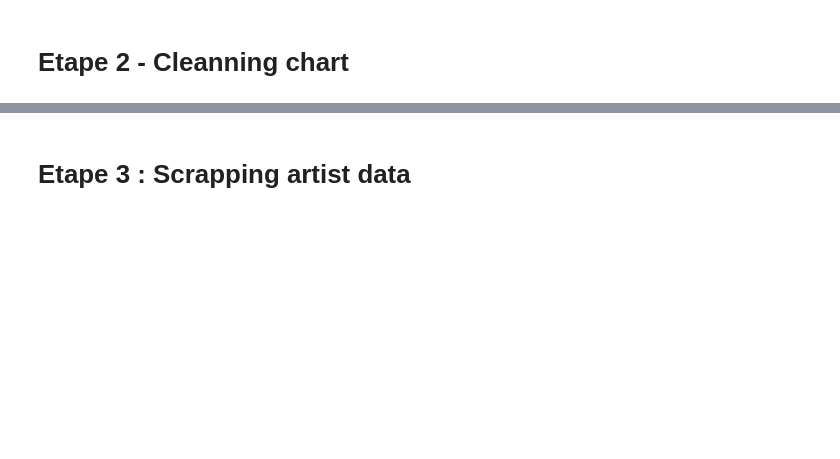
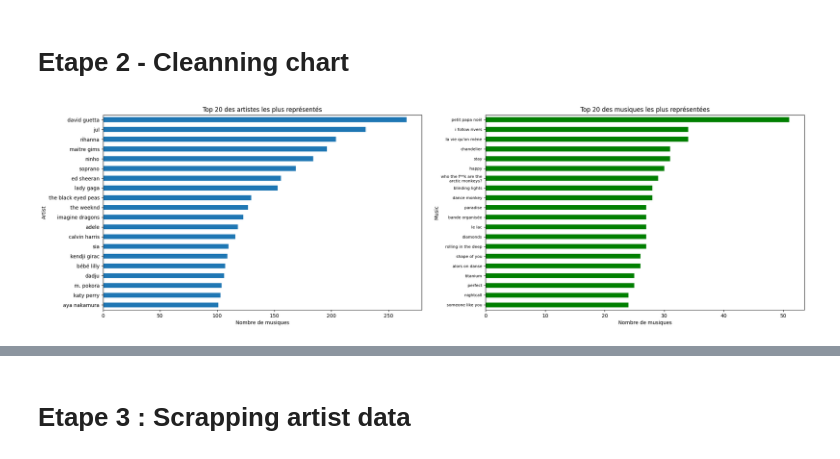
Before and after one commit to StundFR/PFE-Music-Analysis, a Jupyter notebook: stats.ipynb, the cells around one changed output, grey strips where cells are left out. Drawn from its saved outputs; the diff is of its cells as text; code cells hidden in the pictures; blank space fills up the shorter version.

```diff
--- a/stats.ipynb
+++ b/stats.ipynb
@@ -19,3 +31,15 @@ charts = pd.read_csv("../etapes/1 - scrapping chart/charts.csv", encoding="utf-8
 # %%
 #Load
 charts = pd.read_csv("../etapes/2 - cleanning chart/charts.csv", encoding="utf-8-sig")
+# %%
+fig, ax = plt.subplots(1, 2, figsize=(25,7))
+charts.groupby("Artist")["Music"].count().sort_values()[-20:].plot.barh(ax=ax[0])
+ax[0].set(title="Top 20 des artistes les plus représentés", xlabel="Nombre de musiques")
+
+charts.groupby("Music")["Artist"].count().sort_values()[-20:].plot.barh(ax=ax[1], color="green")
+ax[1].set(title="Top 20 des musiques les plus représentées", xlabel="Nombre de musiques")
+ax[1].set_yticklabels(["\n".join(wrap(elem.get_text(), 20)) for elem in ax[1].get_yticklabels()], size=8)
+
+plt.show()
+# %% [output]
+[figure, added]
```
Also changed, not shown: parts of 10 cells of this notebook, 1 other file.
